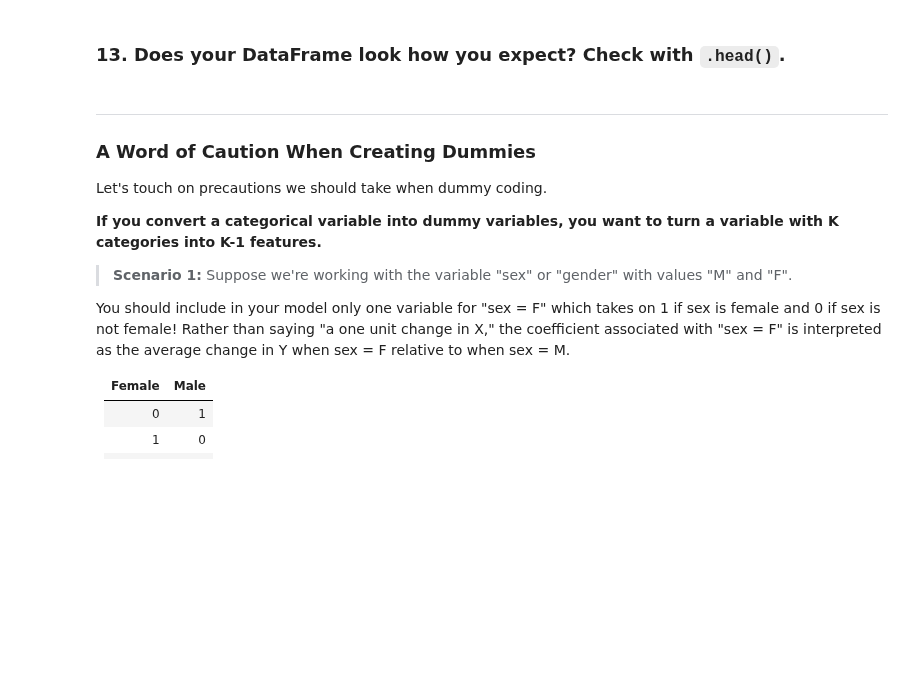
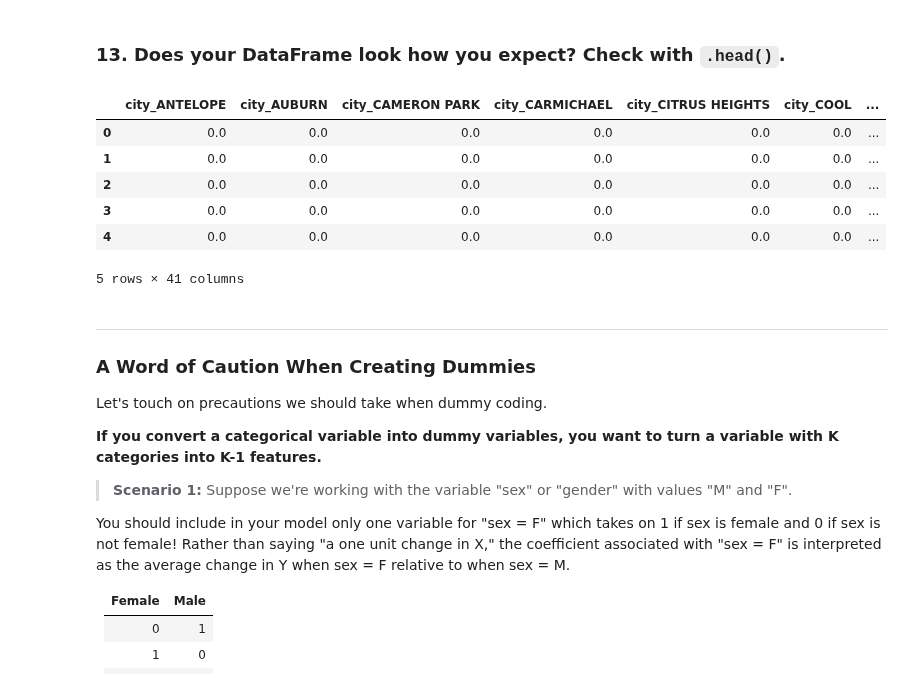
Before and after one commit to pezpet/general-assembly, a Jupyter notebook: labs/3.01-lab-linear-regression-master/linear-regression-sacramento.ipynb, the cells around one changed output. Cells and saved outputs as stored; diff of their text form; code cells hidden in the pictures; blank space fills up the shorter version.

```diff
--- a/labs/3.01-lab-linear-regression-master/linear-regression-sacramento.ipynb
+++ b/labs/3.01-lab-linear-regression-master/linear-regression-sacramento.ipynb
@@ -297,0 +316,15 @@ Save the resulting DataFrame as a new variable.
+# %%
+# A:
+from sklearn.preprocessing import OneHotEncoder
+
+ohe = OneHotEncoder(sparse=False, drop='if_binary', handle_unknown='ignore')
+# %%
+from sklearn.compose import make_column_transformer
+
+smart_encoder = make_column_transformer(
+    (ohe, ['city', 'type']),
+    remainder='passthrough',
+    verbose_feature_names_out=False
+)
+# %%
+X_encoded = smart_encoder.fit_transform(X)
@@ -298,7 +347,21 @@ Save the resulting DataFrame as a new variable.
+# %%
+X_encoded = pd.DataFrame(
+    X_encoded,
+    columns=smart_encoder.get_feature_names_out()
+)
 # %% [markdown]
 ### 13. Does your DataFrame look how you expect? Check with `.head()`.
 # %%
 # A:
+X_encoded.head()
+# %% [output]
+|  | city_ANTELOPE | city_AUBURN | city_CAMERON PARK | city_CARMICHAEL | city_CITRUS HEIGHTS | city_COOL | ... |
+| 0 | 0.0 | 0.0 | 0.0 | 0.0 | 0.0 | 0.0 | ... |
+| 1 | 0.0 | 0.0 | 0.0 | 0.0 | 0.0 | 0.0 | ... |
+| 2 | 0.0 | 0.0 | 0.0 | 0.0 | 0.0 | 0.0 | ... |
+| 3 | 0.0 | 0.0 | 0.0 | 0.0 | 0.0 | 0.0 | ... |
+| 4 | 0.0 | 0.0 | 0.0 | 0.0 | 0.0 | 0.0 | ... |
+5 rows × 41 columns
 # %% [markdown]
 ---
 
```
Also changed, not shown: parts of 22 cells of this notebook.
